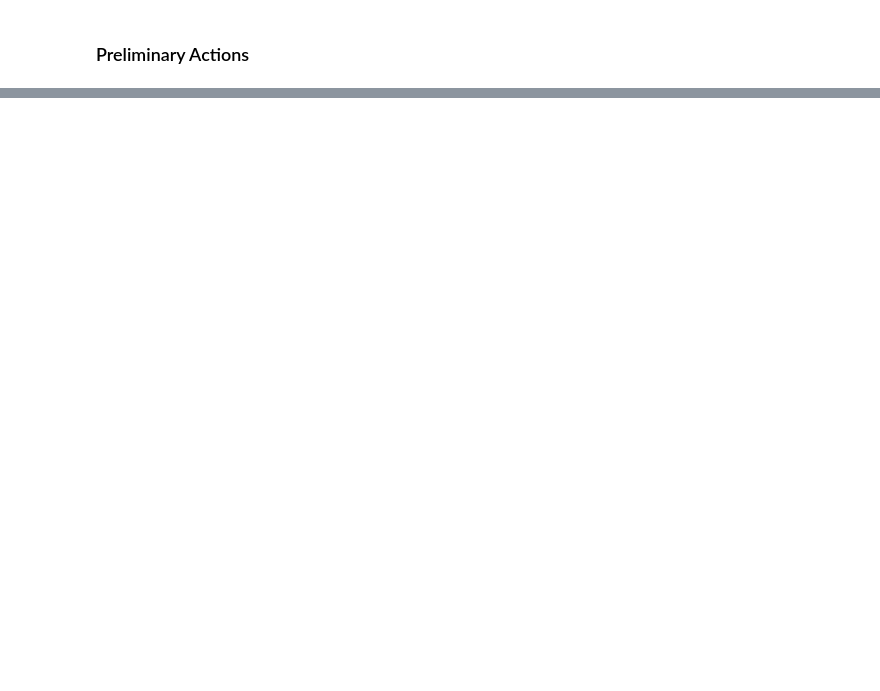
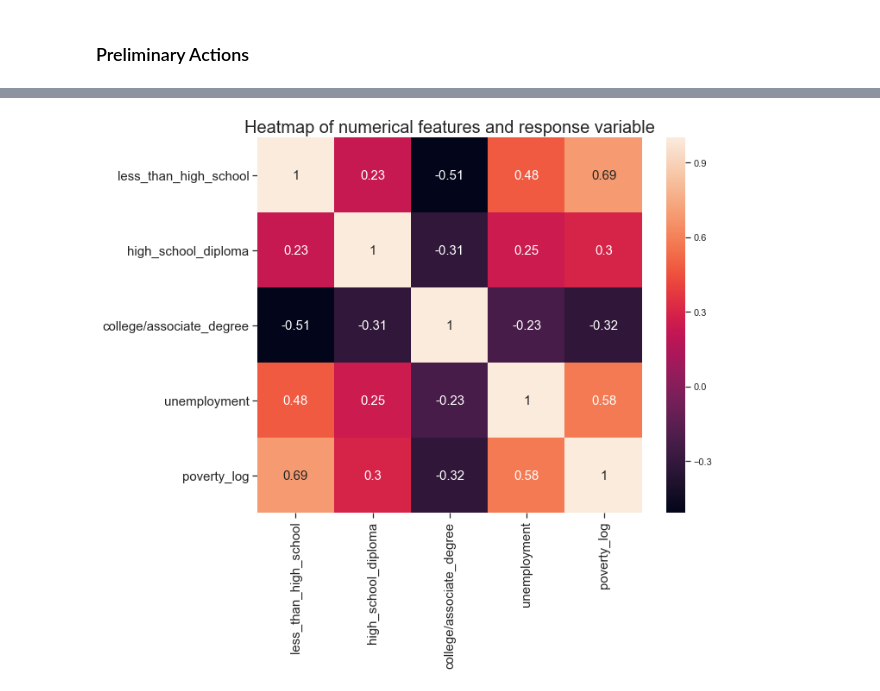
Before and after one commit to moeinsoodavi/Springboard, a Jupyter notebook: Capstone Project 1/Capstone Project 1 - EDA.ipynb, the cells around one changed output, grey strips where cells are left out. Saved outputs shown, nothing was run; the diff lists cells and outputs as text; code cells hidden in the pictures; blank space fills up the shorter version.

```diff
--- a/Capstone Project 1/Capstone Project 1 - EDA.ipynb
+++ b/Capstone Project 1/Capstone Project 1 - EDA.ipynb
@@ -384,0 +85,10 @@ Cross tabulation: median of unemployment in each region-RUCC pair
+# %%
+# Create the heatmap of numerical features as well as response variable (poverty)
+plt.figure(figsize=(10,8))
+corr = df.loc[:,['less_than_high_school','high_school_diploma','college/associate_degree','unemployment','poverty_log']].corr()
+sns.heatmap(corr,annot=True,annot_kws={'size':15})
+plt.tick_params(axis='both',labelsize = 15)
+plt.title('Heatmap of numerical features and response variable',fontsize=20)
+plt.show()
+# %% [output]
+[figure, added]
```
Also changed, not shown: parts of 57 cells of this notebook, 3 other files.
